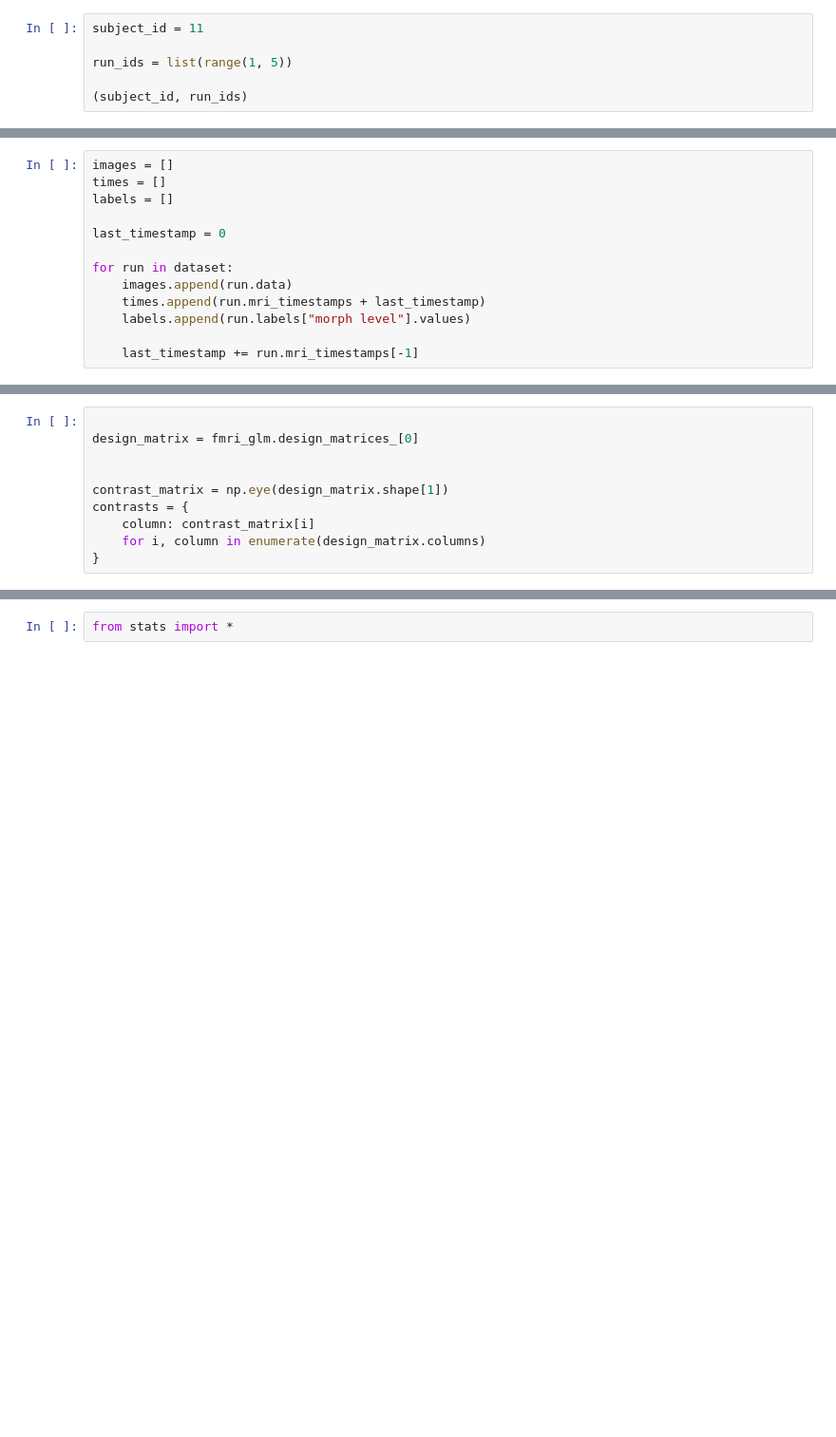
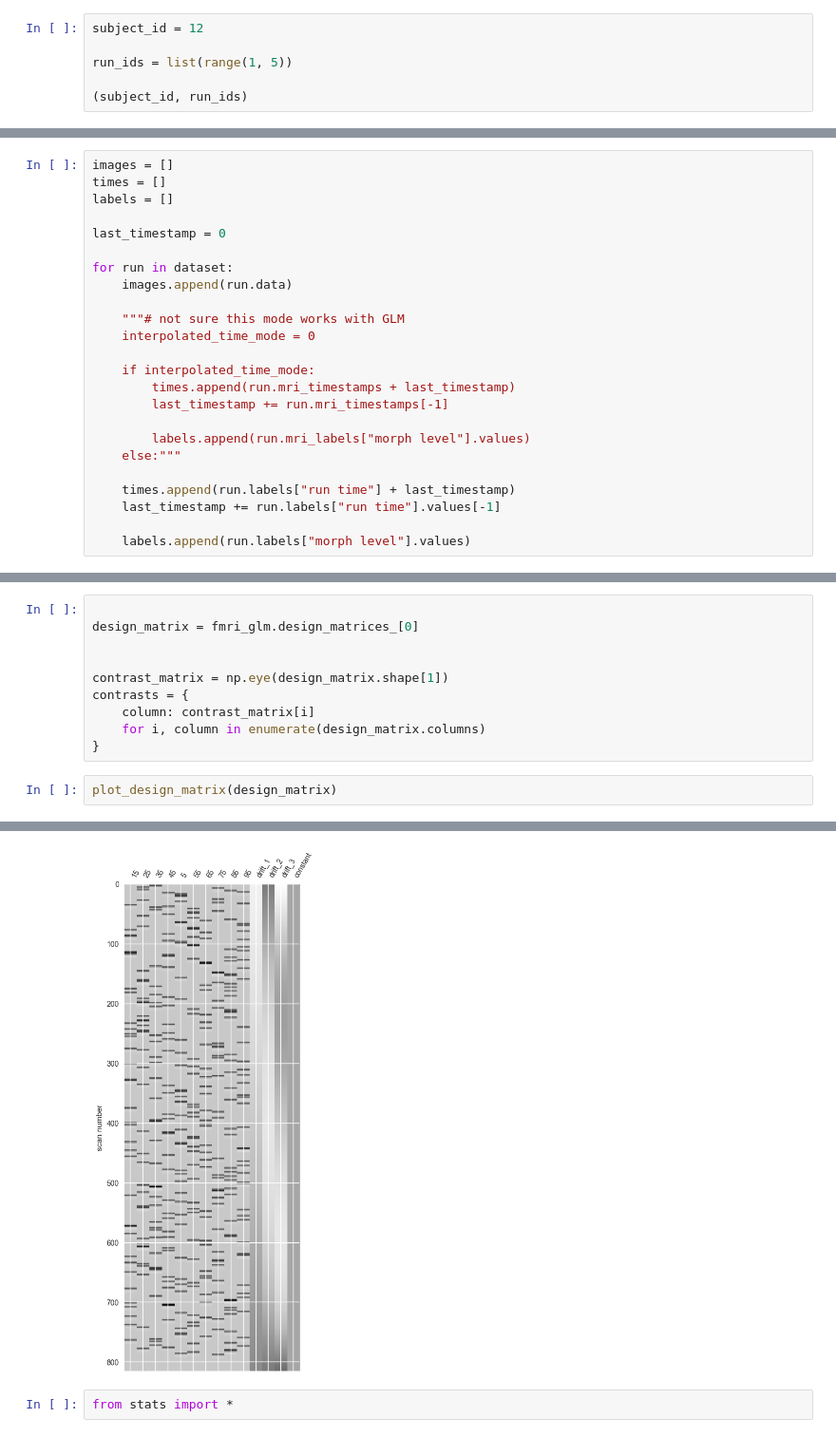
Before and after one commit to mducat/scz_familiarity_fMRI_ML, a Jupyter notebook: mri_single_subject.ipynb, the cells around one changed output, grey strips where cells are left out. Shown at 95% size. Cells and saved outputs as stored; diff of their text form; blank space fills up the shorter version.

```diff
--- a/mri_single_subject.ipynb
+++ b/mri_single_subject.ipynb
@@ -5,7 +5,7 @@ from mri_loader import MRI
 import pandas as pd
 import numpy as np
 # %%
-subject_id = 11
+subject_id = 12
 
 run_ids = list(range(1, 5))
 
@@ -47,10 +54,21 @@ last_timestamp = 0
 
 for run in dataset:
     images.append(run.data)
-    times.append(run.mri_timestamps + last_timestamp)
+
+    """# not sure this mode works with GLM
+    interpolated_time_mode = 0
+
+    if interpolated_time_mode:
+        times.append(run.mri_timestamps + last_timestamp)
+        last_timestamp += run.mri_timestamps[-1]
+
+        labels.append(run.mri_labels["morph level"].values)
+    else:"""
+
+    times.append(run.labels["run time"] + last_timestamp)
+    last_timestamp += run.labels["run time"].values[-1]
+
     labels.append(run.labels["morph level"].values)
-
-    last_timestamp += run.mri_timestamps[-1]
 # %%
 from nilearn.image import concat_imgs
 
@@ -114,3 +145,6 @@ contrasts = {
     column: contrast_matrix[i]
     for i, column in enumerate(design_matrix.columns)
 }
+# %%
+plot_design_matrix(design_matrix)
+# %% [output]
@@ -117,3 +152,4 @@ contrasts = {
+[figure, added]
 # %%
 from stats import *
 # %%
```
Also changed, not shown: parts of 23 cells of this notebook, 4 other files.
